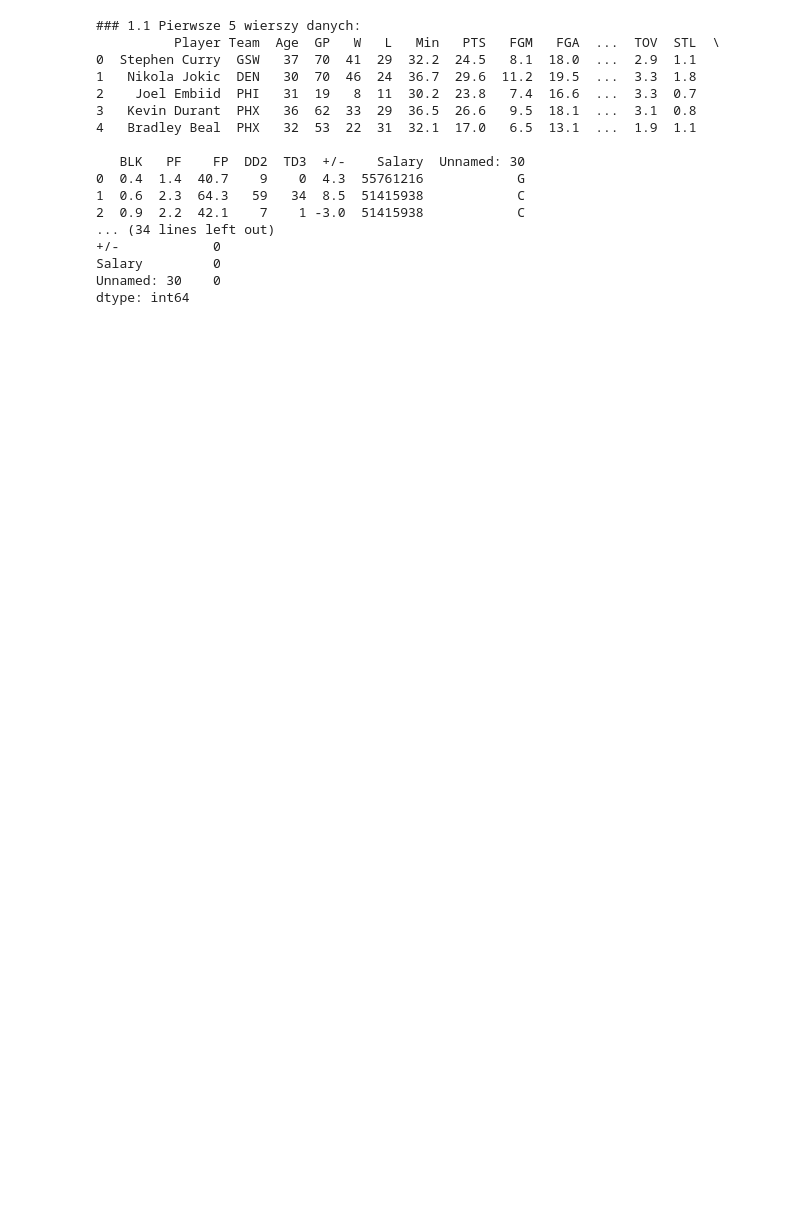
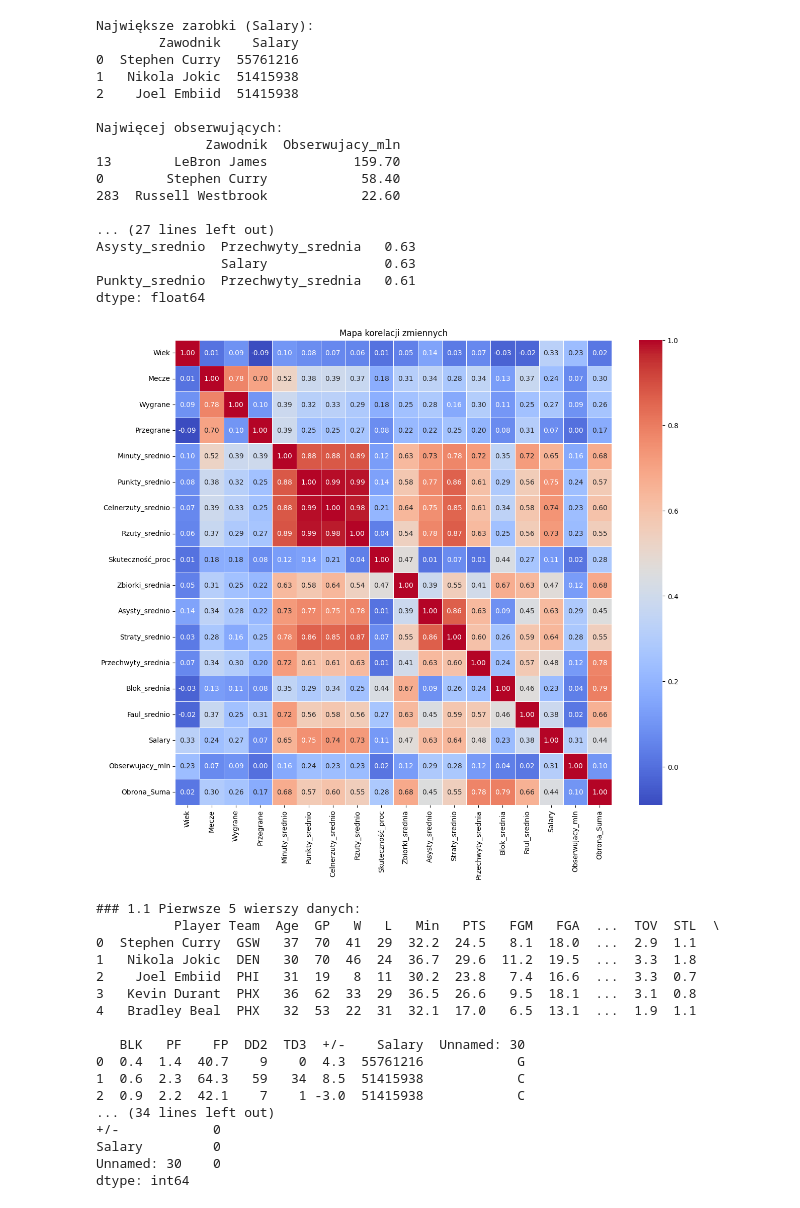
Before and after one commit to MocnyFull19/tSpell-club, a Jupyter notebook: Skrypt.ipynb, the cells around one changed output. Drawn from its saved outputs; the diff is of its cells as text; code cells hidden in the pictures; blank space fills up the shorter version.

```diff
--- a/Skrypt.ipynb
+++ b/Skrypt.ipynb
@@ -1,3 +155,83 @@
+# %%
+#ANALIZA DANYCH
+
+#4.1 ANALIZA TOP 3 ZAWODNIKÓW W RÓŻNYCH KATEGORIACH
+print("\nNajwiększe zarobki (Salary):")
+top_salary = data.nlargest(3, 'Salary')[['Zawodnik', 'Salary']]
+print(top_salary)
+
+print("\nNajwięcej obserwujących:")
+top_followers = data.nlargest(3, 'Obserwujacy_mln')[['Zawodnik', 'Obserwujacy_mln']]
+print(top_followers)
+
+print("\nNajwięcej punktów średnio:")
+top_points = data.nlargest(3, 'Punkty_srednio')[['Zawodnik', 'Punkty_srednio']]
+print(top_points)
+
+print("\nNajwięcej minut na boisku:")
+top_minutes = data.nlargest(3, 'Minuty_srednio')[['Zawodnik', 'Minuty_srednio']]
+print(top_minutes)
+
+print("\nNajlepsza skuteczność (%):")
+top_efficiency = data.nlargest(3, 'Skuteczność_proc')[['Zawodnik', 'Skuteczność_proc']]
+print(top_efficiency)
+
+print("\nNajlepsi obrońcy (Bloki + Przechwyty):")
+# Tworzymy tymczasową sumę, by znaleźć najlepszych
+data['Obrona_Suma'] = data['Blok_srednia'] + data['Przechwyty_srednia']
+top_defense = data.nlargest(3, 'Obrona_Suma')[['Zawodnik', 'Obrona_Suma']]
+print(top_defense)
+
+#4.2 ANALIZA KORELACJI (PEARSONA) POMIEDZY ZMIENNYMI
+
+#KORELACAJ POMIEDZY WSZYSTKIMI ZMIENNYMI NUMERYCZNYMI
+corr = data.select_dtypes(include=['number']).corr()
+
+#KORELACJA POMIEDZY WYBRANYMI ZMIENNYMI
+wybrane_zmienne = ['Wiek', 'Wygrane', 'Przegrane', 'Punkty_srednio',
+                   'Asysty_srednio', 'Przechwyty_srednia', 'Salary', 'Obserwujacy_mln']
+
+subset = data[wybrane_zmienne]
+corr_subset = subset.corr()
+
+pairs = corr_subset.unstack().sort_values(ascending=False)
+top_5 = pairs[pairs < 1.0].iloc[::2].head(5)
+
+print("\nNajsielniejsza korelacja pomiedzy zmiennymi:")
+print(top_5)
+
+# WYKRES
+plt.figure(figsize=(14, 12))  # Ustawiamy duży rozmiar, żeby wszystko było czytelne
+sns.heatmap(corr,
+            annot=True,       # Wpisz wartości liczbowe w kwadraty
+            cmap='coolwarm',  # Kolorystyka: czerwony (gorący) = wysoka korelacja, niebieski = niska
+            fmt=".2f",        # Formatowanie liczb (2 miejsca po przecinku)
+            linewidths=0.5)   # Białe linie oddzielające kwadraty
+
+plt.title('Mapa korelacji zmiennych')
+plt.show()
+
+#ZROBIC DALEJ: WIEK W KTORYM NAJWIECEJ ZARABIAJA, SREDNIA WYNAGRODZENIA W ZALEZNOSCI OD ZESPOLU (POROWNAC Z LICZBA PUNKTOW ZESPOLU W SEZONIE), DOLOZYC INFO O NAJLEPSZYCH PUNKTACH, ASYSTACH, OBRONCZACH I ICH ZAROBKACH
+#POZNIEJ WIZUALIAZCJA
+# %% [output]
+Największe zarobki (Salary):
+        Zawodnik    Salary
+0  Stephen Curry  55761216
+1   Nikola Jokic  51415938
+2    Joel Embiid  51415938
+
+Najwięcej obserwujących:
+              Zawodnik  Obserwujacy_mln
+13        LeBron James           159.70
+0        Stephen Curry            58.40
+283  Russell Westbrook            22.60
+
+... (27 lines left out)
+Asysty_srednio  Przechwyty_srednia   0.63
+                Salary               0.63
+Punkty_srednio  Przechwyty_srednia   0.61
+dtype: float64
+[figure, added]
 # %%
 ### PROJEKT ANALIZA DANYCH W R I PYTHON
 
```
Also changed, not shown: parts of 5 cells of this notebook.
